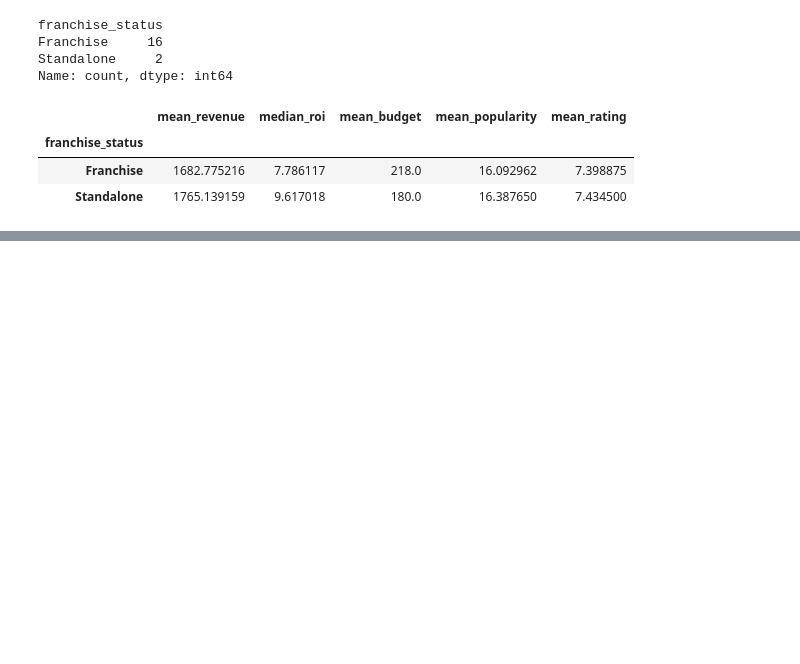
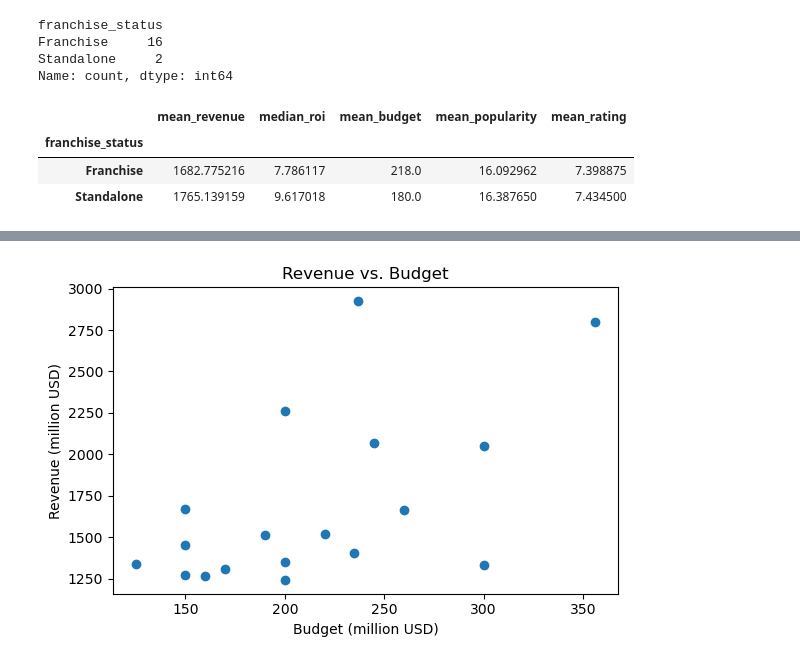
Before and after one commit to NadiaHirwa/tmdb-movies-analysis, a Jupyter notebook: analysis.ipynb, the cells around one changed output, grey strips where cells are left out. Drawn from its saved outputs; the diff is of its cells as text; code cells hidden in the pictures; blank space fills up the shorter version.

Commit message:
add revenue vs budget scatter and ROI by genre boxplot with styling

```diff
--- a/analysis.ipynb
+++ b/analysis.ipynb
@@ -286,0 +355,11 @@ df.groupby("franchise_status").agg(
+# %%
+plt.figure(figsize=(6, 4))
+plt.scatter(df["budget_musd"], df["revenue_musd"], color="#1f77b4")
+plt.xlabel("Budget (million USD)")
+plt.ylabel("Revenue (million USD)")
+plt.title("Revenue vs. Budget")
+plt.grid(False)
+plt.tight_layout()
+plt.show()
+# %% [output]
+[figure, added]
```
Also changed, not shown: parts of 14 cells of this notebook.
